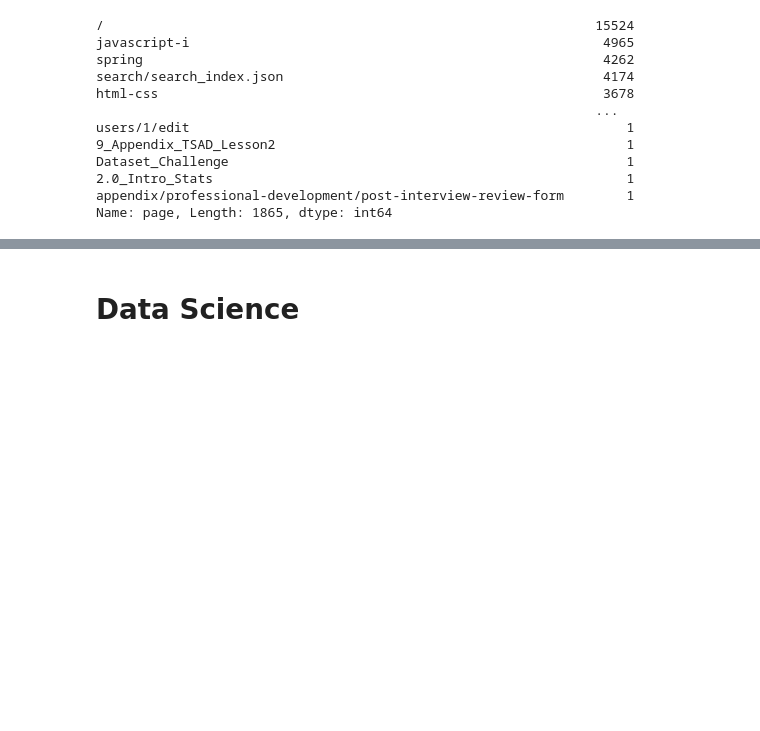
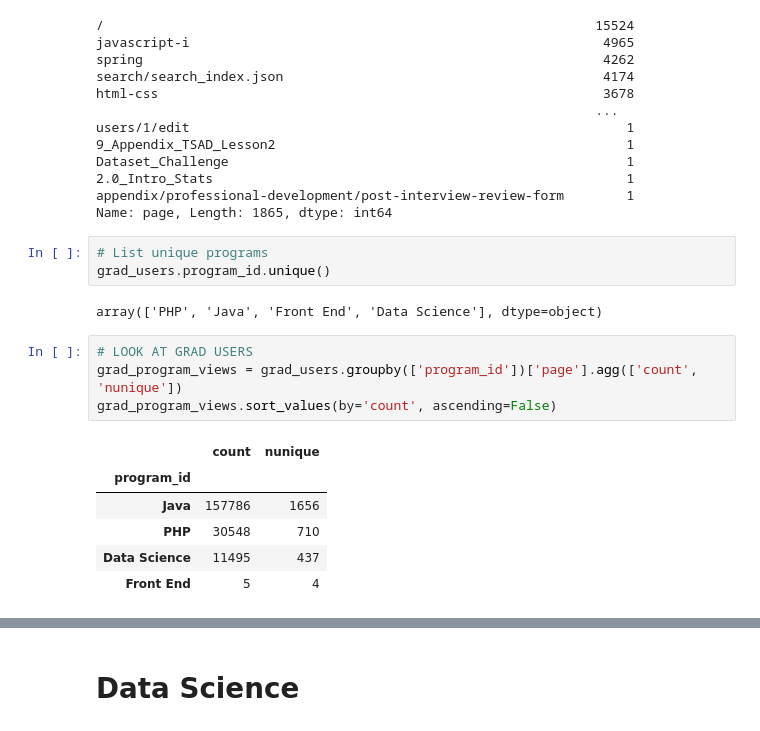
Before and after one commit to Codeup-Mirzakhani-Group1-Project/project-5_anomaly_detection, a Jupyter notebook: Justin_project_work.ipynb, the cells around one changed output, grey strips where cells are left out. Saved outputs shown, nothing was run; the diff lists cells and outputs as text; blank space fills up the shorter version.

```diff
--- a/Justin_project_work.ipynb
+++ b/Justin_project_work.ipynb
@@ -201,3 +216,19 @@ Dataset_Challenge                                                   1
 2.0_Intro_Stats                                                     1
 appendix/professional-development/post-interview-review-form        1
 Name: page, Length: 1865, dtype: int64
+# %%
+# List unique programs
+grad_users.program_id.unique()
+# %% [output]
+array(['PHP', 'Java', 'Front End', 'Data Science'], dtype=object)
+# %%
+# LOOK AT GRAD USERS
+grad_program_views = grad_users.groupby(['program_id'])['page'].agg(['count', 'nunique'])
+grad_program_views.sort_values(by='count', ascending=False)
+# %% [output]
+|  | count | nunique |
+| program_id |  |  |
+| Java | 157786 | 1656 |
+| PHP | 30548 | 710 |
+| Data Science | 11495 | 437 |
+| Front End | 5 | 4 |
```
Also changed, not shown: parts of 20 cells of this notebook.
